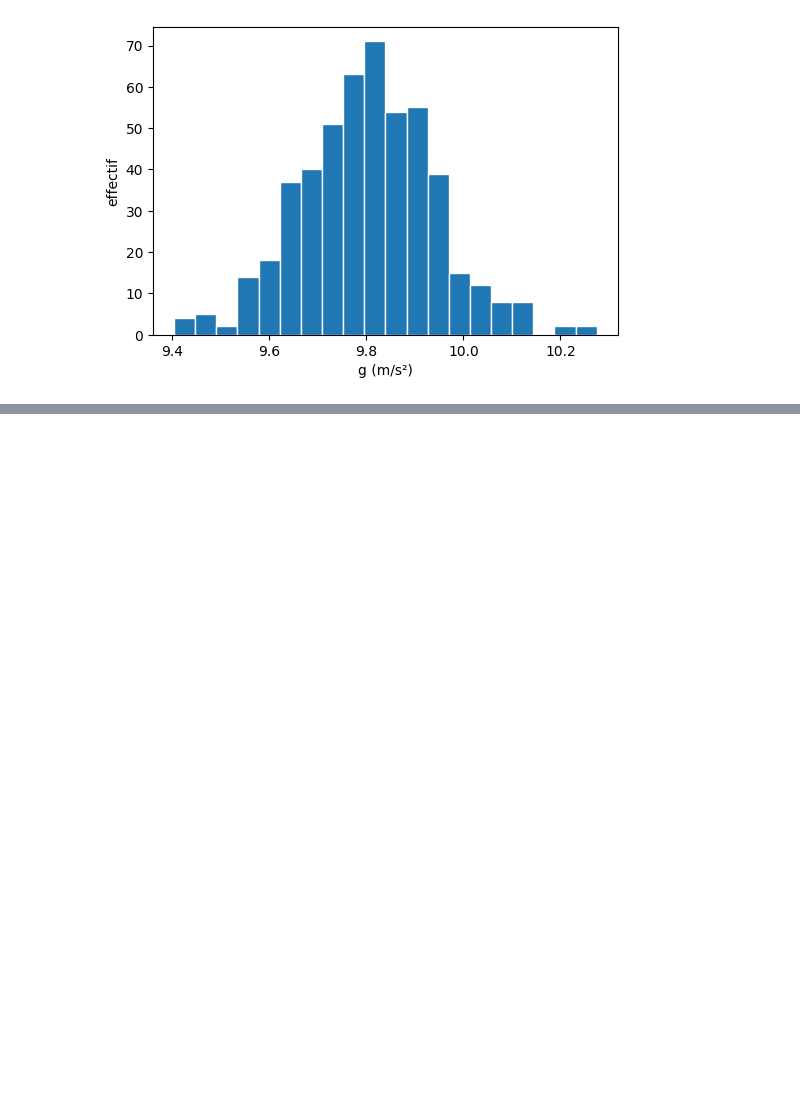
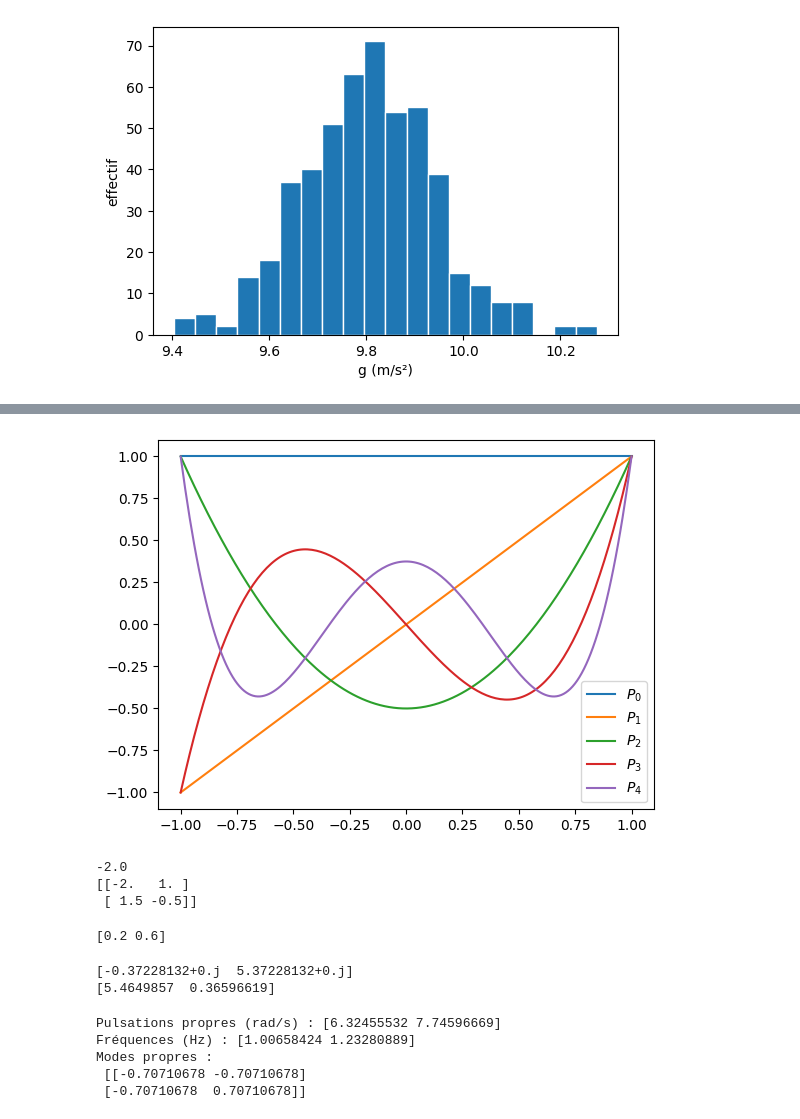
Before and after one commit to boukadil/Python-pour-la-physique, a Jupyter notebook: TP_PYTHON__AdilBoukali_.ipynb, the cells around one changed output, grey strips where cells are left out. Saved outputs shown, nothing was run; the diff lists cells and outputs as text; code cells hidden in the pictures; blank space fills up the shorter version.

```diff
--- a/TP_PYTHON__AdilBoukali_.ipynb
+++ b/TP_PYTHON__AdilBoukali_.ipynb
@@ -846,0 +900,49 @@ plt.show()
+# %%
+x = np.linspace(-1, 1, 200)
+for n in range(5):
+    plt.plot(x, special.eval_legendre(n, x), label=f"$P_{n}$")
+plt.legend()
+plt.show()
+# %% [output]
+[figure, added]
+# %%
+A = np.array([[1, 2],
+              [3, 4]])
+print(sp.linalg.det(A))
+print(sp.linalg.inv(A))
+# %% [output]
+-2.0
+[[-2.   1. ]
+ [ 1.5 -0.5]]
+# %%
+A = np.array([[2., 1.], [1., 3.]])
+b = np.array([1., 2.])
+x = sp.linalg.solve(A, b)
+print(x)
+# %% [output]
+[0.2 0.6]
+# %%
+A = np.array([[1, 2],
+              [3, 4]])
+valeurs, vecteurs = sp.linalg.eig(A)
+print(valeurs)
+U, s, Vh = sp.linalg.svd(A)
+print(s)
+# %% [output]
+[-0.37228132+0.j  5.37228132+0.j]
+[5.4649857  0.36596619]
+# %%
+m, k, kc = 0.5, 20.0, 5.0
+K = np.array([[k + kc, -kc],
+              [-kc, k + kc]])
+lam, modes = sp.linalg.eigh(K)
+omega = np.sqrt(lam / m)
+print("Pulsations propres (rad/s) :", omega)
+print("Fréquences (Hz) :", omega / (2 * np.pi))
+print("Modes propres :\n", modes)
+# %% [output]
+Pulsations propres (rad/s) : [6.32455532 7.74596669]
+Fréquences (Hz) : [1.00658424 1.23280889]
+Modes propres :
+ [[-0.70710678 -0.70710678]
+ [-0.70710678  0.70710678]]
```
Also changed, not shown: parts of 42 cells of this notebook.
